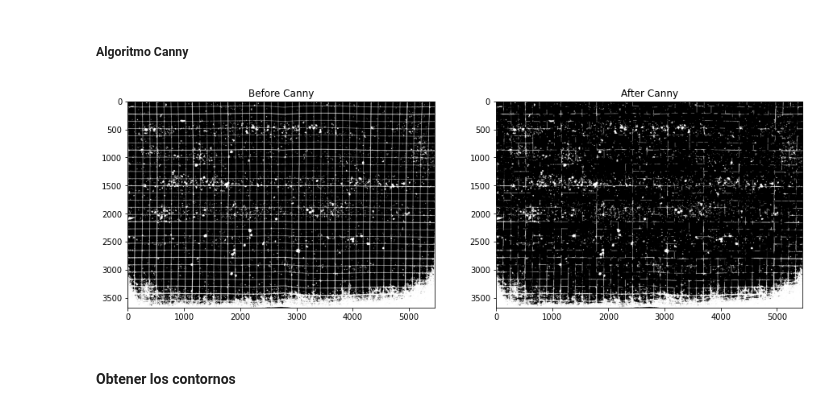
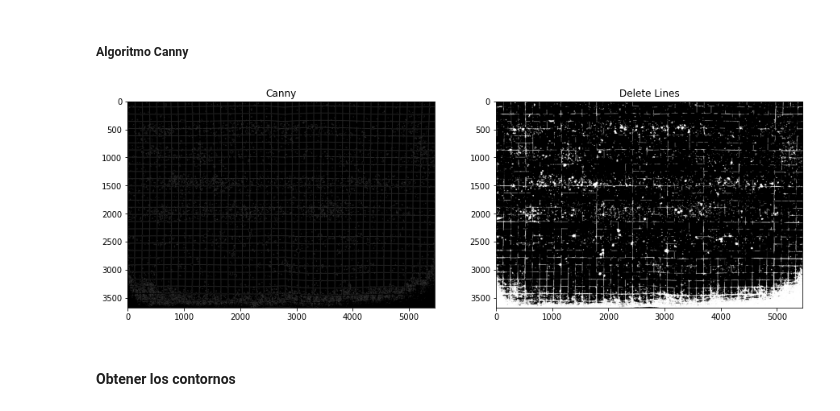
Before and after one commit to juanluishg/taller_images_apicultura, a Jupyter notebook: analisis_imagenes.ipynb, the cells around one changed output. Drawn from its saved outputs; the diff is of its cells as text; code cells hidden in the pictures.

Commit message:
imagenes

```diff
--- a/analisis_imagenes.ipynb
+++ b/analisis_imagenes.ipynb
@@ -158,7 +158,7 @@ show_img(out)
 # %% [markdown]
 ##### Algoritmo Canny
 # %%
-def canny(img):
+def delete_lines(img):
     dst = cv2.Canny(img, 50, 200, None, 3)
     res = out.copy()
 
@@ -168,20 +168,21 @@ def canny(img):
         l = linesP[i][0]
         cv2.line(res, (l[0], l[1]), (l[2], l[3]), (0,0,0), 10, cv2.LINE_AA)
 
-    return res
+    return dst, res
 # %%
-res = canny(out)
+cnn, res = delete_lines(out)
 # %%
 f = plt.figure(figsize=(15,10))
 f.add_subplot(1,2, 1)
-plt.title("Before Canny")
-plt.imshow(cv2.cvtColor(out, cv2.COLOR_BGR2RGB))
+plt.title("Canny")
+plt.imshow(cv2.cvtColor(cnn, cv2.COLOR_BGR2RGB))
 f.add_subplot(1,2, 2)
-plt.title("After Canny")
+plt.title("Delete Lines")
 plt.imshow(cv2.cvtColor(res, cv2.COLOR_BGR2RGB))
 plt.show(block=True)
+f.savefig("imgs/b-a-lines.png")
 # %% [output]
-[figure, old version]
+[figure, new version]
 # %% [markdown]
 #### Obtener los contornos
 # %%
```
Also changed, not shown: parts of 3 cells of this notebook, 4 other files.
